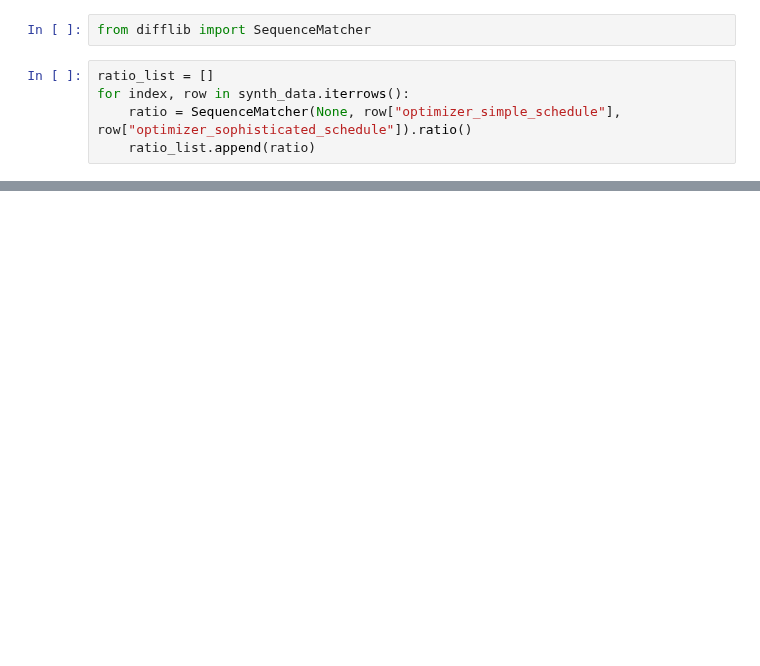
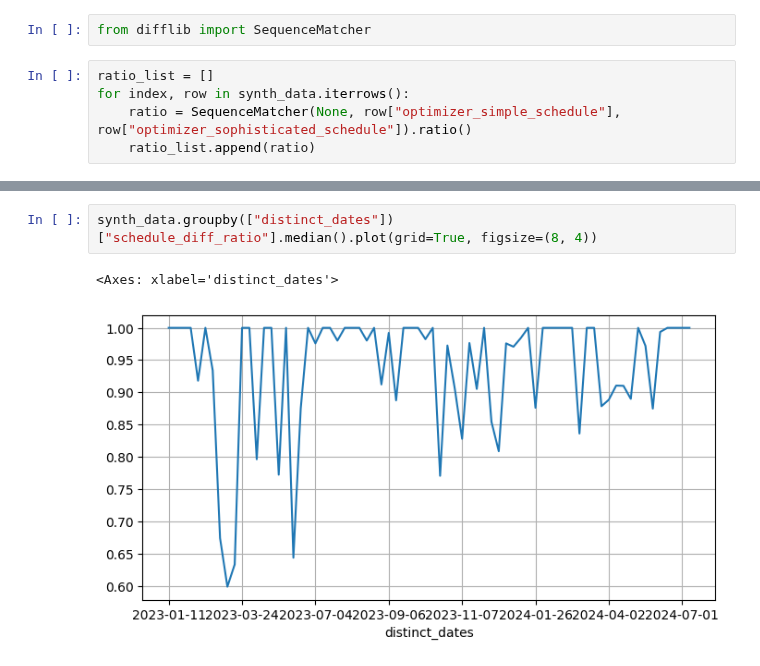
Before and after one commit to WattTime/watttime-python-client, a Jupyter notebook: evaluation/synthetic_data_creation/variable_charging_curve/battery_synth_data.ipynb, the cells around one changed output, grey strips where cells are left out. Drawn from its saved outputs; the diff is of its cells as text; blank space fills up the shorter version.

```diff
--- a/evaluation/synthetic_data_creation/variable_charging_curve/battery_synth_data.ipynb
+++ b/evaluation/synthetic_data_creation/variable_charging_curve/battery_synth_data.ipynb
@@ -339,0 +345,5 @@ sns.scatterplot(data=synth_data[synth_data["baseline_difference"] <= 0], x = "ra
+# %%
+synth_data.groupby(["distinct_dates"])["schedule_diff_ratio"].median().plot(grid=True, figsize=(8, 4))
+# %% [output]
+<Axes: xlabel='distinct_dates'>
+[figure, added]
```
Also changed, not shown: parts of 23 cells of this notebook, 2 other files.
